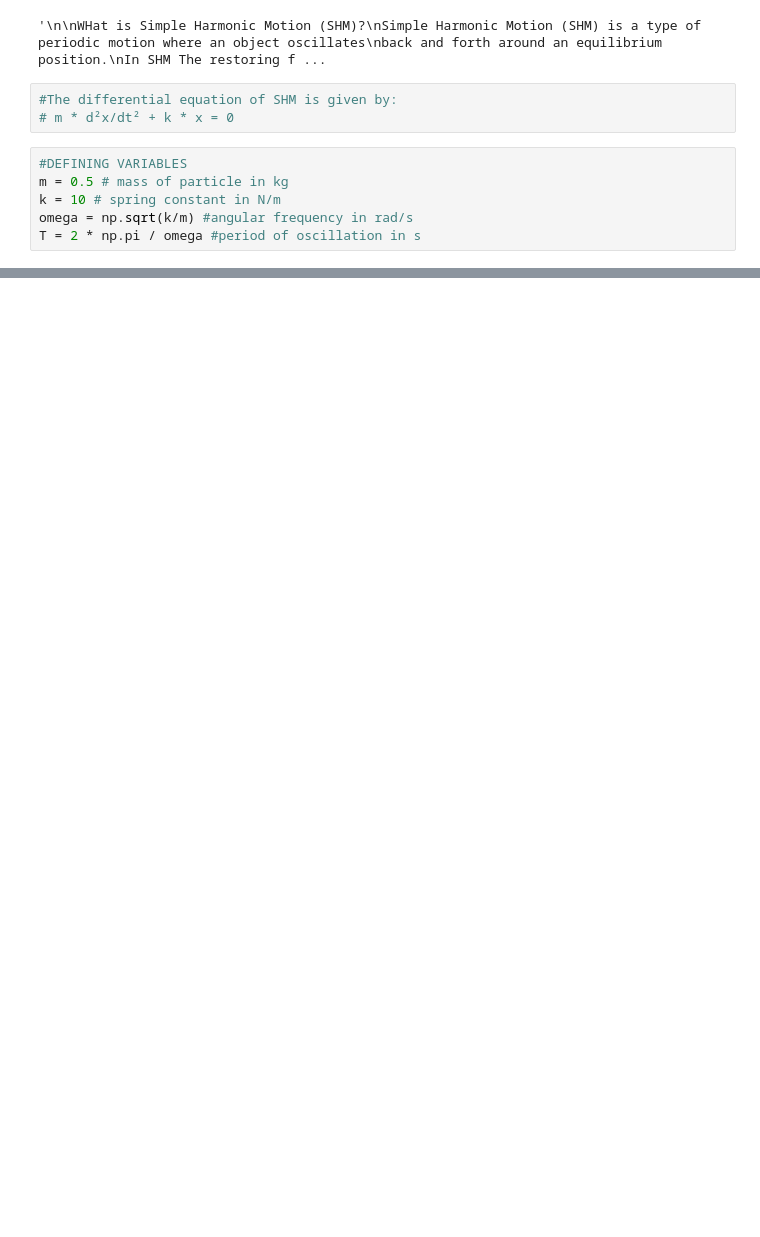
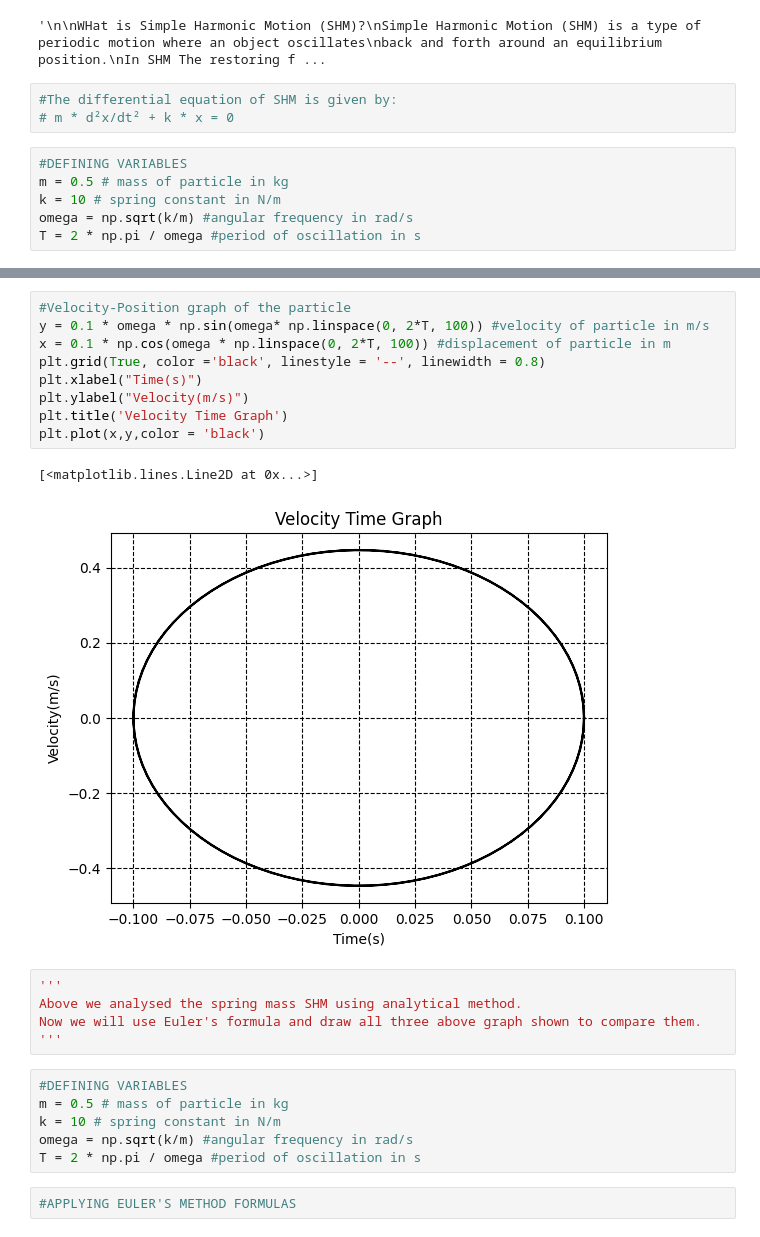
Before and after one commit to Rivu-Codez/Physics-With-Python, a Jupyter notebook: SimpleHarmonicMotion.ipynb, the cells around one changed output, grey strips where cells are left out. Saved outputs shown, nothing was run; the diff lists cells and outputs as text; blank space fills up the shorter version.

```diff
--- a/SimpleHarmonicMotion.ipynb
+++ b/SimpleHarmonicMotion.ipynb
@@ -40,0 +53,25 @@ plt.plot(t,x, color = 'red')
+# %%
+#Velocity-Position graph of the particle
+y = 0.1 * omega * np.sin(omega* np.linspace(0, 2*T, 100)) #velocity of particle in m/s
+x = 0.1 * np.cos(omega * np.linspace(0, 2*T, 100)) #displacement of particle in m
+plt.grid(True, color ='black', linestyle = '--', linewidth = 0.8)
+plt.xlabel("Time(s)")
+plt.ylabel("Velocity(m/s)")
+plt.title('Velocity Time Graph')
+plt.plot(x,y,color = 'black')
+# %% [output]
+[<matplotlib.lines.Line2D at 0x...>]
+[figure, added]
+# %%
+'''
+Above we analysed the spring mass SHM using analytical method.
+Now we will use Euler's formula and draw all three above graph shown to compare them.
+'''
+# %%
+#DEFINING VARIABLES
+m = 0.5 # mass of particle in kg
+k = 10 # spring constant in N/m
+omega = np.sqrt(k/m) #angular frequency in rad/s
+T = 2 * np.pi / omega #period of oscillation in s
+# %%
+#APPLYING EULER'S METHOD FORMULAS
```
Also changed, not shown: parts of 3 cells of this notebook.
